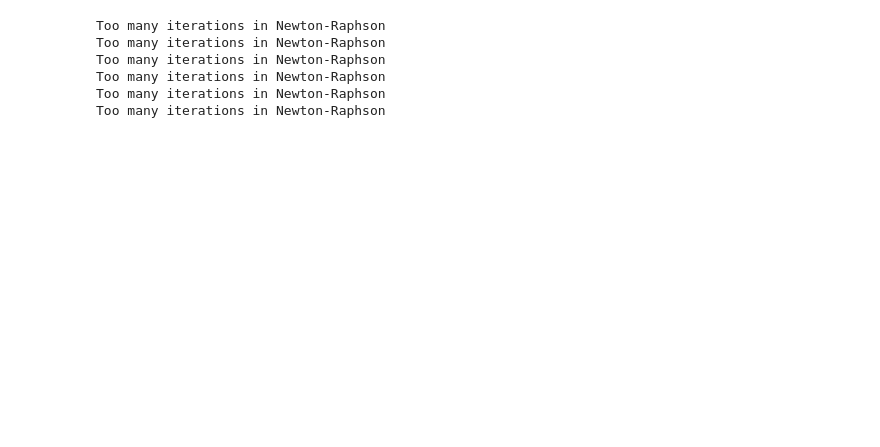
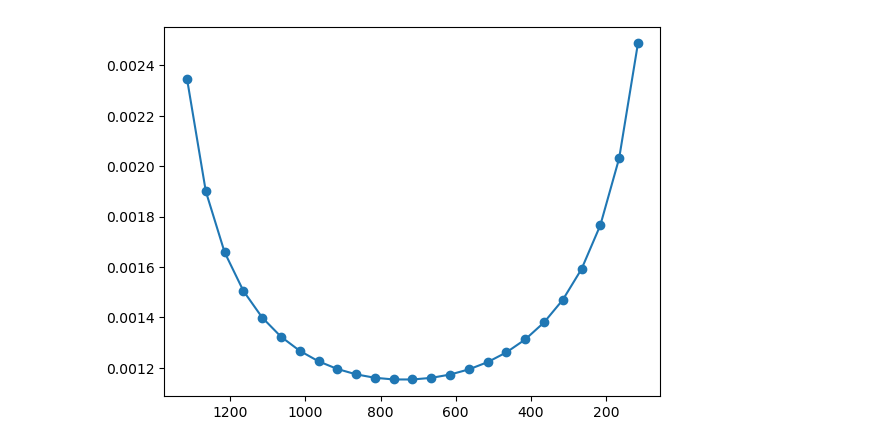
Before and after one commit to sladesladeslade/SchoolStuff, a Jupyter notebook: gasDynamics/Exam 2/brooks_exam2_p3.ipynb, the cells around one changed output. Saved outputs shown, nothing was run; the diff lists cells and outputs as text; code cells hidden in the pictures; blank space fills up the shorter version.

```diff
--- a/gasDynamics/Exam 2/brooks_exam2_p3.ipynb
+++ b/gasDynamics/Exam 2/brooks_exam2_p3.ipynb
@@ -6,7 +6,7 @@ sys.path.append("../../aeroComputing/lib/")
 import pyvot
 # %%
 # set up knowns
-Mi = 0
+Mi = 0.3
 po = 1400000
 pe = 100000
 y = 1.4
@@ -25,25 +25,19 @@ p1s = np.arange(pi, pe, -50000)
 # %%
 # get Astar
 Astar = mdot/((po/np.sqrt(R*To))*np.sqrt(y)*(1+(y-1)/2)**((y+1)/(2*(1-y))))
-# %%
-# use newton raphson to find roots of equation
-def findRoots(prat, rootlevel):
-    def f(x): return (1+(y-1)/2*x**2)**(y/(y-1)) - prat
-    def df(x): return y*(x**(y-1))*np.sqrt((y-1)/2*x**2 + 1)
-    # get range of roots - only supersonic answers
-    a, b = pyvot.rootsearch(f, rootlevel, 10, 0.1)
-    # get soltn
-    return pyvot.newtonRaphson(f, df, a, b)
-
-# get prat at each point
-prat = [po/p1 for p1 in p1s]
-
-# get mach at each point along pressure range
-Ms = [findRoots(pra, 0) if pra<pstar else findRoots(pra, 1) for pra in prat]
-# %% [output]
-Too many iterations in Newton-Raphson
-Too many iterations in Newton-Raphson
-Too many iterations in Newton-Raphson
-Too many iterations in Newton-Raphson
-Too many iterations in Newton-Raphson
-Too many iterations in Newton-Raphson
+# %%
+# get prat at each point
+prat = [po/p1 for p1 in p1s]
+
+# get mach at each point along pressure range
+Ms = [np.sqrt((2*(pra**((y-1)/y) - 1))/(y-1)) for pra in prat]
+
+# calculate the area at each point
+As = [Astar/M*((1 + (y - 1)/2*(M**2))/((y + 1)/2))**((y + 1)/(2*(y - 1))) if M>0 else 0 for M in Ms]
+# %%
+# plot area
+plt.plot(p1s/1000, As, "-o")
+plt.gca().invert_xaxis()
+plt.show()
+# %% [output]
+[figure, added]
```
Also changed, not shown: parts of 1 cell of this notebook.
